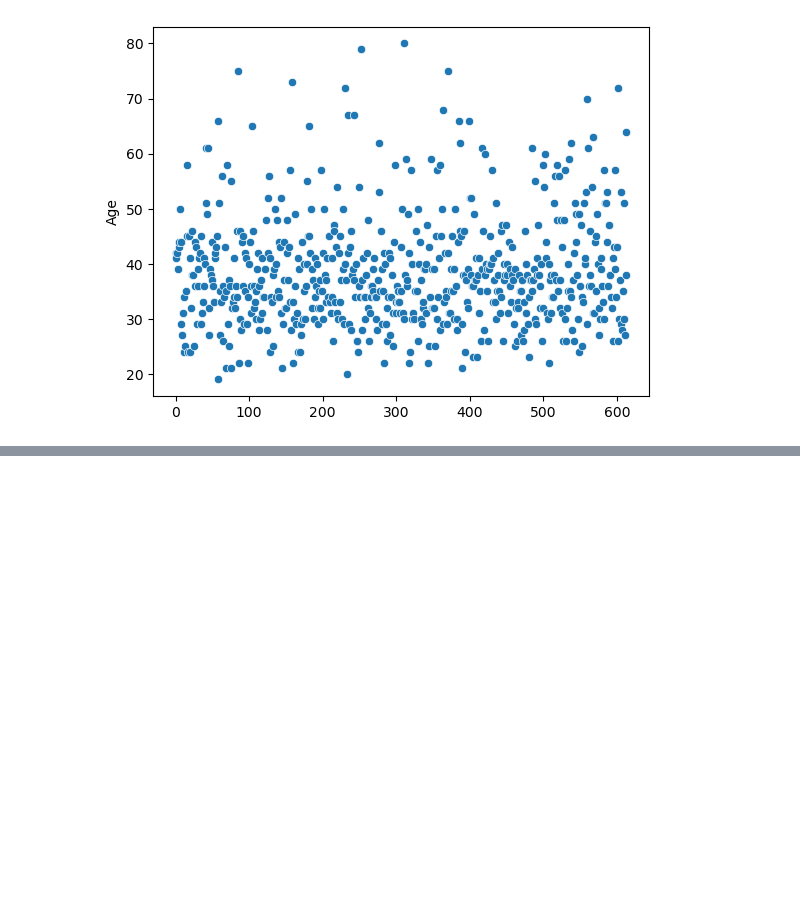
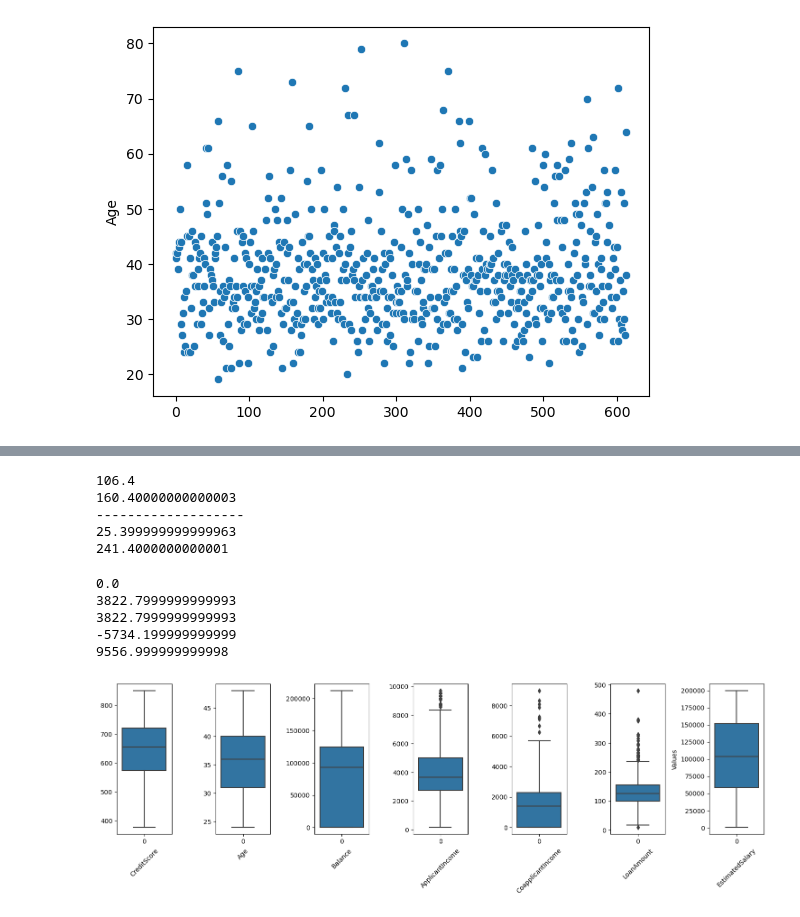
Before and after one commit to SHIVRAJSHINDE/XL, a Jupyter notebook: xl_Session03/EDA working.ipynb, the cells around one changed output, grey strips where cells are left out. Saved outputs shown, nothing was run; the diff lists cells and outputs as text; code cells hidden in the pictures; blank space fills up the shorter version.

```diff
--- a/xl_Session03/EDA working.ipynb
+++ b/xl_Session03/EDA working.ipynb
@@ -820,30 +1034,33 @@ df = removeOutlier(colName='ApplicantIncome',df=df,LowerQuantile=.30,HigherQuant
 # %%
-def removeOutlier(colName,df,LowerQuantile,HigherQuantile):
-    checkOutlier(NumericalFeatures,df)
-    plt.figure(figsize=(10,10))
-    sns.boxplot(y =df[colName])
+LowerQuantile= .30
+HigherQuantile= .80
 
-    q1 = df[colName].quantile(LowerQuantile)
-    q3 = df[colName].quantile(HigherQuantile)
+q1 = df['LoanAmount'].quantile(LowerQuantile)
 
-    IQR = q3-q1
+q3 = df['LoanAmount'].quantile(HigherQuantile)
+print(q1)
+print(q3)
+IQR = q3-q1
 
-    lowerLimit = q1-1.5*IQR
-    upperLimit = q3+1.5*IQR
+IQR
 
-    print(q1)
-    print(q3)
-    print(IQR)
-    print(lowerLimit)
-    print(upperLimit)
-
-    higherOutlier = df[df[colName]>upperLimit]
-    df = df.drop(higherOutlier.index,axis=0)
-    checkOutlier(NumericalFeatures,df)
-
-    return df
-
-removeOutlier(colName='ApplicantIncome',df=df,LowerQuantile=.20,HigherQuantile=.80)
+lowerLimit = q1-1.5*IQR
+upperLimit = q3+1.5*IQR
+print("-------------------")
+print(lowerLimit)
+print(upperLimit)
+# %% [output]
+106.4
+160.40000000000003
+-------------------
+25.399999999999963
+241.4000000000001
 # %%
-
-removeOutlier(colName='NumOfProducts',df=df,LowerQuantile=.10,HigherQuantile=.90)
+df = removeOutlier(colName='CoapplicantIncome',df=df,LowerQuantile=.30,HigherQuantile=.90)
+# %% [output]
+0.0
+3822.7999999999993
+3822.7999999999993
+-5734.199999999999
+9556.999999999998
+[figure, added]
```
Also changed, not shown: parts of 31 cells of this notebook, 2 other files.
